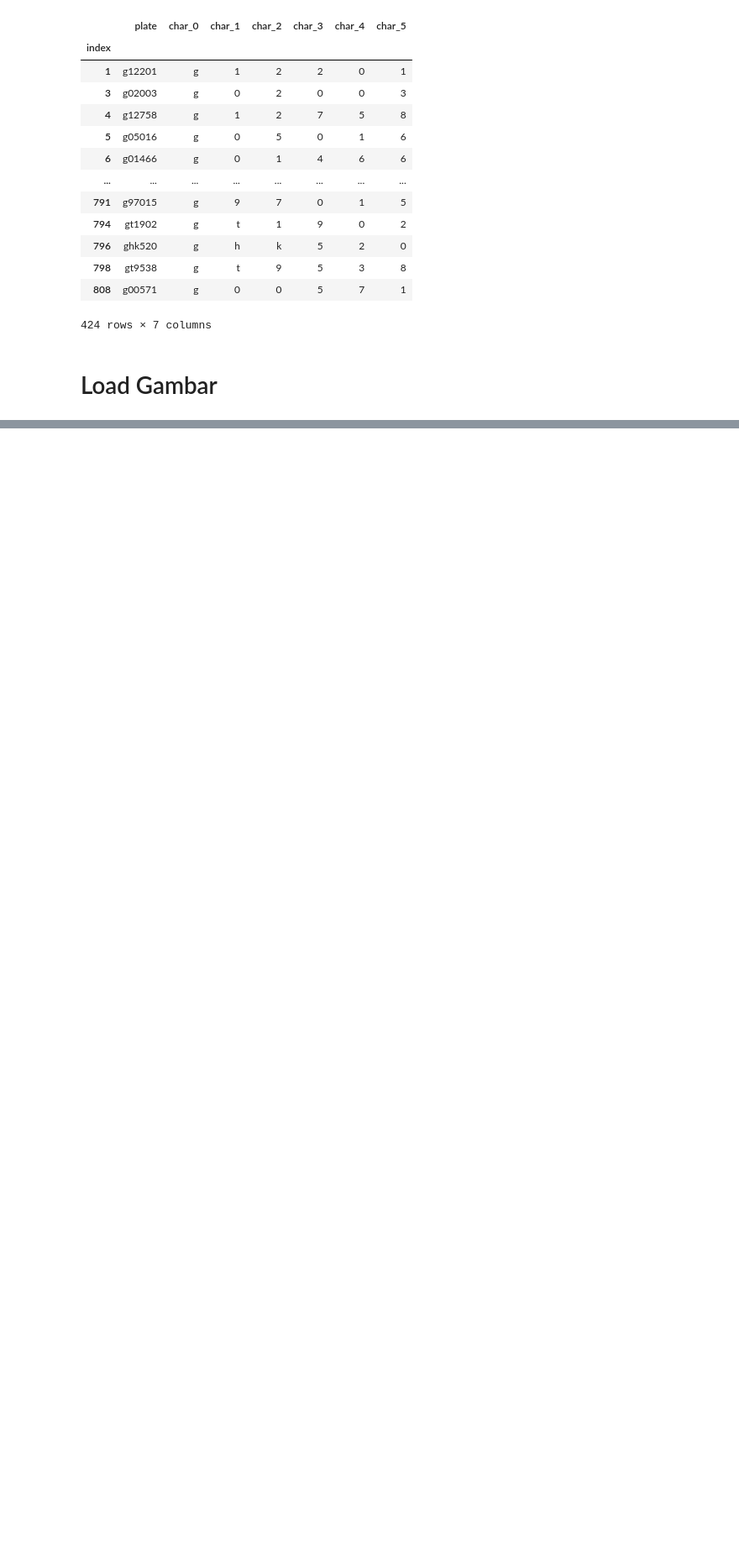
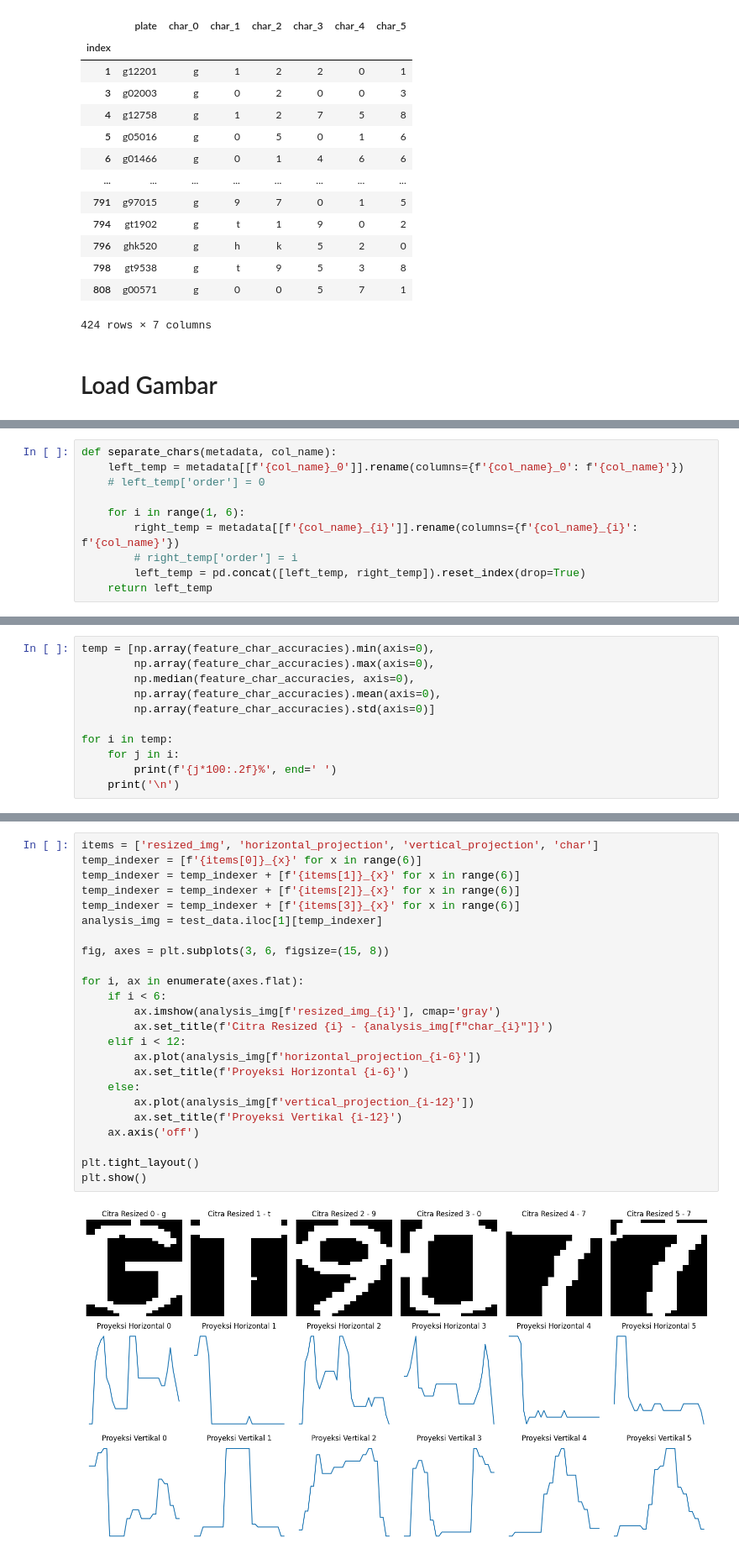
Before and after one commit to abdzufar/PCD-PlatNomor, a Jupyter notebook: classification.ipynb, the cells around one changed output, grey strips where cells are left out. Shown at 84% size. Cells and saved outputs as stored; diff of their text form; blank space fills up the shorter version.

```diff
--- a/classification.ipynb
+++ b/classification.ipynb
@@ -140,0 +164,10 @@ memory usage: 34.7+ KB
+# %%
+def separate_chars(metadata, col_name):
+    left_temp = metadata[[f'{col_name}_0']].rename(columns={f'{col_name}_0': f'{col_name}'})
+    # left_temp['order'] = 0
+
+    for i in range(1, 6):
+        right_temp = metadata[[f'{col_name}_{i}']].rename(columns={f'{col_name}_{i}': f'{col_name}'})
+        # right_temp['order'] = i
+        left_temp = pd.concat([left_temp, right_temp]).reset_index(drop=True)
+    return left_temp
@@ -140,0 +271,11 @@ memory usage: 34.7+ KB
+# %%
+temp = [np.array(feature_char_accuracies).min(axis=0),
+        np.array(feature_char_accuracies).max(axis=0),
+        np.median(feature_char_accuracies, axis=0),
+        np.array(feature_char_accuracies).mean(axis=0),
+        np.array(feature_char_accuracies).std(axis=0)]
+
+for i in temp:
+    for j in i:
+        print(f'{j*100:.2f}%', end=' ')
+    print('\n')
@@ -201,0 +353,26 @@ train_data['hog_image'] = train_data['img'].apply(lambda img: extract_hog_featur
+# %%
+items = ['resized_img', 'horizontal_projection', 'vertical_projection', 'char']
+temp_indexer = [f'{items[0]}_{x}' for x in range(6)]
+temp_indexer = temp_indexer + [f'{items[1]}_{x}' for x in range(6)]
+temp_indexer = temp_indexer + [f'{items[2]}_{x}' for x in range(6)]
+temp_indexer = temp_indexer + [f'{items[3]}_{x}' for x in range(6)]
+analysis_img = test_data.iloc[1][temp_indexer]
+
+fig, axes = plt.subplots(3, 6, figsize=(15, 8))
+
+for i, ax in enumerate(axes.flat):
+    if i < 6:
+        ax.imshow(analysis_img[f'resized_img_{i}'], cmap='gray')
+        ax.set_title(f'Citra Resized {i} - {analysis_img[f"char_{i}"]}')
+    elif i < 12:
+        ax.plot(analysis_img[f'horizontal_projection_{i-6}'])
+        ax.set_title(f'Proyeksi Horizontal {i-6}')
+    else:
+        ax.plot(analysis_img[f'vertical_projection_{i-12}'])
+        ax.set_title(f'Proyeksi Vertikal {i-12}')
+    ax.axis('off')
+
+plt.tight_layout()
+plt.show()
+# %% [output]
+[figure, added]
```
Also changed, not shown: parts of 40 cells of this notebook, 6 other files.
